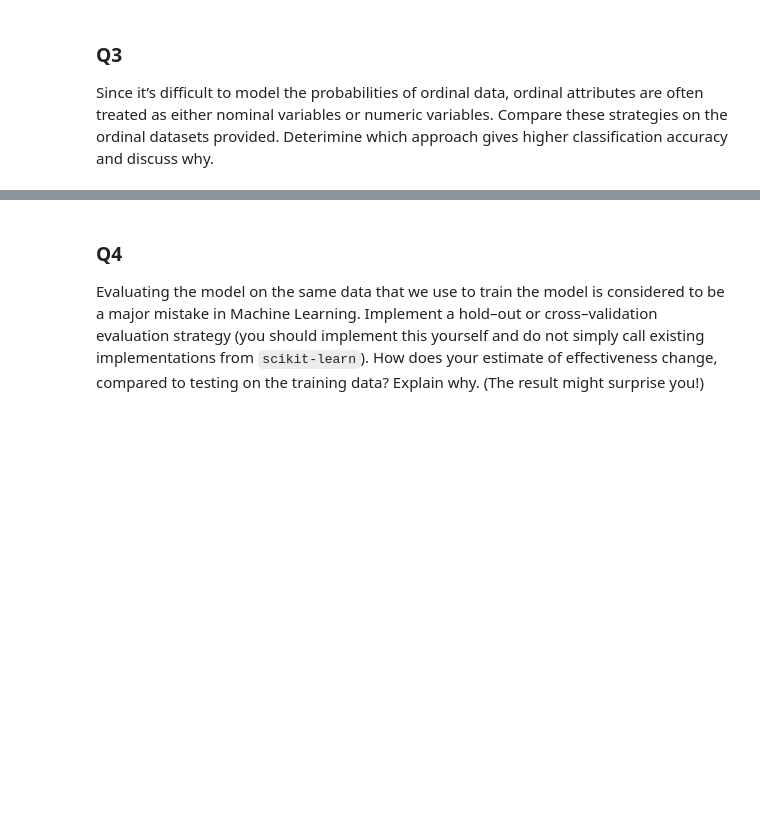
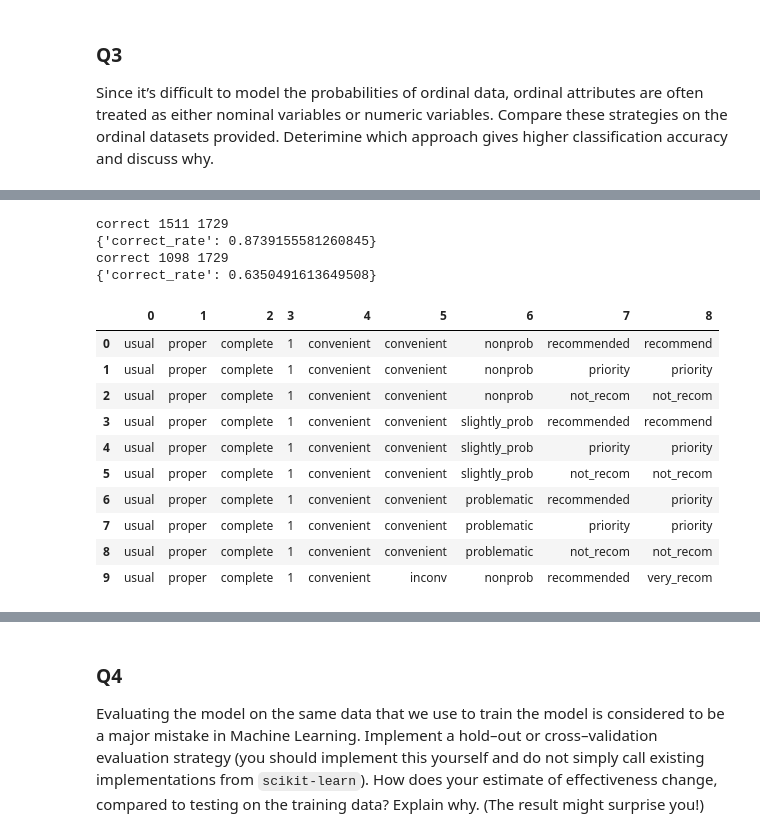
Before and after one commit to JerryMu/Naive-Bayes, a Jupyter notebook: assignment1.ipynb, the cells around one changed output, grey strips where cells are left out. Saved outputs shown, nothing was run; the diff lists cells and outputs as text; code cells hidden in the pictures; blank space fills up the shorter version.

```diff
--- a/assignment1.ipynb
+++ b/assignment1.ipynb
@@ -429,0 +488,52 @@ Since it’s difficult to model the probabilities of ordinal data, ordinal attri
+# %%
+# https://stackoverflow.com/questions/21818886/changing-ordinal-character-data-to-numeric-data-with-pandas
+car_origin = pd.read_csv("datasets/car.data", header = None)
+car = car_origin.copy()
+buying_conv_dict= {'low':0,'med':1,'high':2,'vhigh':3}
+car[0]=car[0].apply(buying_conv_dict.get)
+maint_conv_dict = {'low':0,'med':1,'high':2,'vhigh':3}
+car[1]=car[1].apply(maint_conv_dict.get)
+doors_conv_dict = {'2':1, '3':2, '4':3, '5more': 4}
+car[2]=car[2].apply(doors_conv_dict.get)
+persons_conv_dict = {'2':0, '4':1, 'more':2}
+car[3]=car[3].apply(persons_conv_dict.get)
+lug_boot_conv_dict = {'small':0,'med':1, 'big':2}
+car[4]=car[4].apply(lug_boot_conv_dict.get)
+safety_conv_dict = {'low':0 , 'med':1, 'high':2}
+car[5]=car[5].apply(safety_conv_dict.get)
+class_conv_dict = {'unacc':0 , 'acc':1, 'good':2, 'vgood':3}
+car[6]=car[6].apply(class_conv_dict.get)
+
+#nominal
+datasets_types = "NOMINAL"
+class_column = 6
+label = car_origin.iloc[:,class_column]
+train_set = car_origin.drop(columns=class_column)
+feature_columns = list(train_set.columns)
+prior, llh_dict = train(car_origin)
+print(evaluate(car_origin, prior, llh_dict))
+
+#numercial
+datasets_types = "NUMERIC"
+class_column = 6
+prior, llh_dict = train(car)
+print(evaluate(car, prior, llh_dict))
+# %% [output]
+correct 1511 1729
+{'correct_rate': 0.8739155581260845}
+correct 1098 1729
+{'correct_rate': 0.6350491613649508}
+# %%
+nursery.head(10)
+# %% [output]
+|  | 0 | 1 | 2 | 3 | 4 | 5 | 6 | 7 | 8 |
+| 0 | usual | proper | complete | 1 | convenient | convenient | nonprob | recommended | recommend |
+| 1 | usual | proper | complete | 1 | convenient | convenient | nonprob | priority | priority |
+| 2 | usual | proper | complete | 1 | convenient | convenient | nonprob | not_recom | not_recom |
+| 3 | usual | proper | complete | 1 | convenient | convenient | slightly_prob | recommended | recommend |
+| 4 | usual | proper | complete | 1 | convenient | convenient | slightly_prob | priority | priority |
+| 5 | usual | proper | complete | 1 | convenient | convenient | slightly_prob | not_recom | not_recom |
+| 6 | usual | proper | complete | 1 | convenient | convenient | problematic | recommended | priority |
+| 7 | usual | proper | complete | 1 | convenient | convenient | problematic | priority | priority |
+| 8 | usual | proper | complete | 1 | convenient | convenient | problematic | not_recom | not_recom |
+| 9 | usual | proper | complete | 1 | convenient | inconv | nonprob | recommended | very_recom |
```
Also changed, not shown: parts of 13 cells of this notebook, 2 other files.
